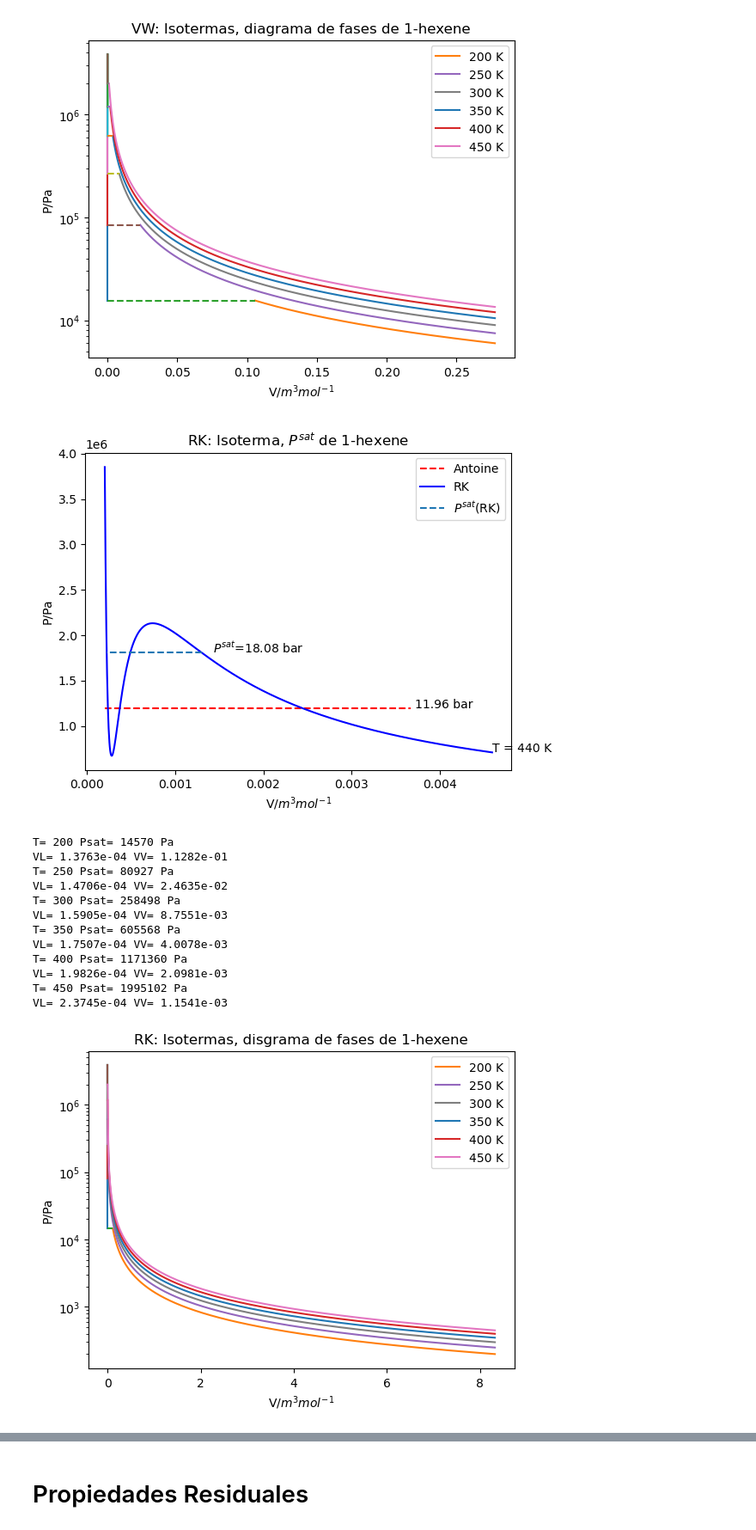
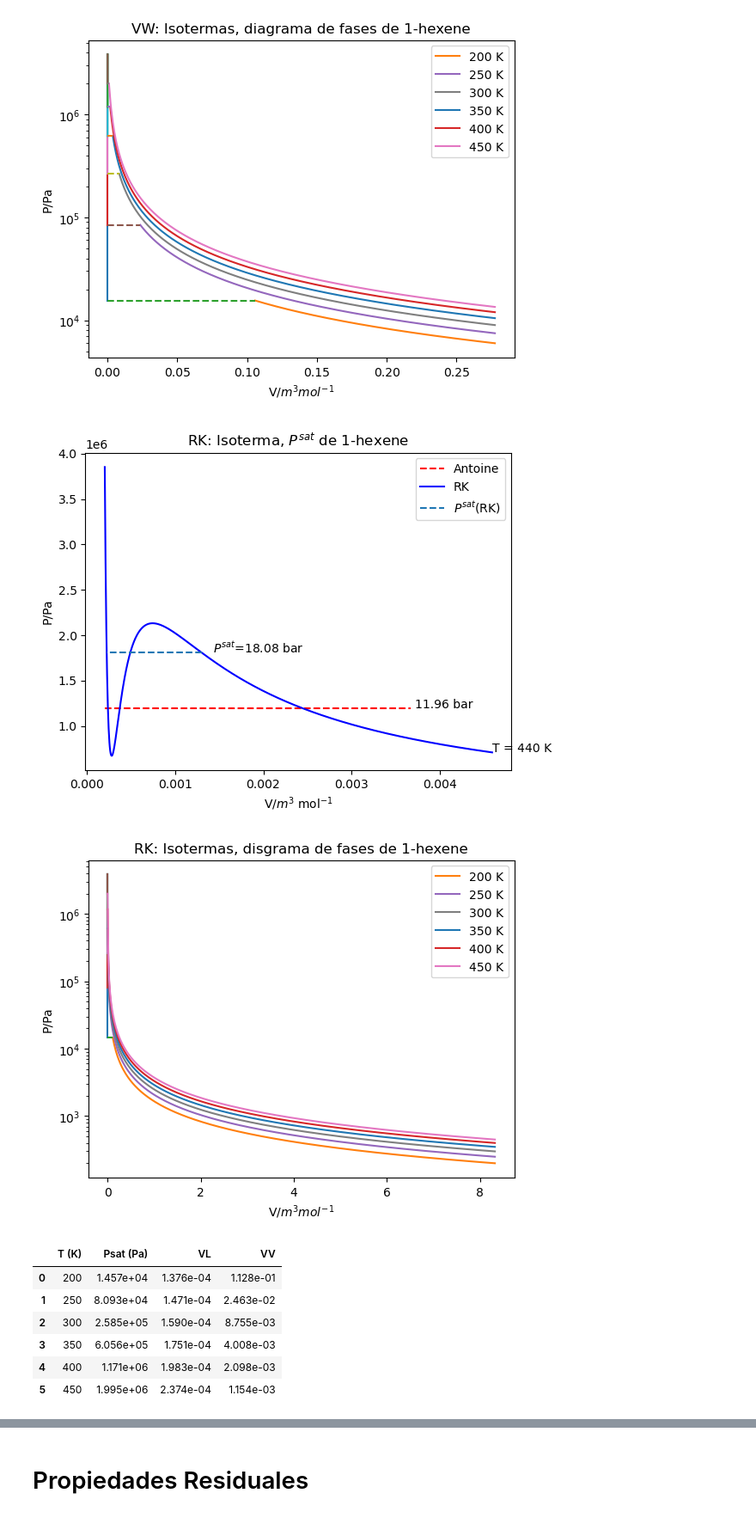
Before and after one commit to ChristianPh404/TQA, a Jupyter notebook: TQA (1).ipynb, the cells around one changed output, grey strips where cells are left out. Shown at 86% size. Drawn from its saved outputs; the diff is of its cells as text; code cells hidden in the pictures.

```diff
--- a/TQA (1).ipynb
+++ b/TQA (1).ipynb
@@ -1555,60 +1555,70 @@ plt.plot(V_graf,P_graf,'b',label='RK')
 plt.text(Vmax,P_graf[-1],'T = '+str(T)+' K')
 plt.plot([Vsat3[0],Vsat3[2]],[Psat,Psat],'--',label='$P^{sat}$(RK)')
 plt.text(Vsat3[0]*1.1,Psat,'$P^{sat}$='+"%.2f"%(Psat/1e5)+' bar')
-plt.xlabel('V/$m^3 mol^{-1}$')
+plt.xlabel('V/$m^3$ mol$^{-1}$')
 plt.ylabel('P/Pa')
 plt.title('RK: Isoterma, $P^{sat}$ de '+sustancia)
 plt.legend()
 plt.show()
-
+print('')
 Temp = [200,250,300,350,400,450]
 
 # Límites representación Pmax y Vmax
 Pmax = 1.2*PC
 Vmax = 0.15*R*Temp[0]/Pv(An,Temp[0])
+data = {
+    'T (K)': [],
+    'Psat (Pa)': [],
+    'VL': [],
+    'VV': []
+}
 
 for Ti in Temp:
     # Cálculo del Vmin a partir de Pmax y conversión a real. El menor valor es Vmin
     Vmin = RK(Ti, P=Pmax)
     # La solución real es la correcta: busca la parte real con la imaginaria nula
     Vmin = [v.real for v in Vmin if (v.imag==0)]
     Vmin = Vmin[0]
     # Calcula valores de la isoterma para representar
     Psati = PsatRK(Ti)
-    print('T=',Ti,'Psat=','%.0f'%Psati,'Pa')
+    # print('T=',Ti,'Psat=','%.0f'%Psati,'Pa')
     # Calcula las tres soluciones para V a Psat
     Vsat3 = RK(Ti, P=Psati)
     VL = min(Vsat3)
     VV = max(Vsat3)
-    print('VL=','%.4e'%VL,'VV=','%.4e'%VV)
+    data['T (K)'].append(Ti)
+    data['Psat (Pa)'].append(Psati)
+    data['VL'].append(VL)
+    data['VV'].append(VV)
+
+    # print('VL=','%.4e'%VL,'VV=','%.4e'%VV)
     V_graf1 = np.linspace(Vmin,VL,100)
     V_graf2 = np.linspace(VV,Vmax,500)
     P_graf1 = RK(Ti,V=V_graf1)
     P_graf2 = RK(Ti,V=V_graf2)
     # Representación de la isoterma
+
     plt.semilogy(V_graf1,P_graf1)
     plt.plot(V_graf2,P_graf2,label=str(Ti)+' K')
     plt.plot([VL,VV],[Psati,Psati],'--')
 plt.xlabel('V/$m^3 mol^{-1}$')
 plt.ylabel('P/Pa')
 plt.title('RK: Isotermas, disgrama de fases de '+sustancia)
 plt.legend()
 plt.show()
+print('')
+df = pd.DataFrame(data)
+display(df)
 # %% [output]
 [figure]
-T= 200 Psat= 14570 Pa
-VL= 1.3763e-04 VV= 1.1282e-01
-T= 250 Psat= 80927 Pa
-VL= 1.4706e-04 VV= 2.4635e-02
-T= 300 Psat= 258498 Pa
-VL= 1.5905e-04 VV= 8.7551e-03
-T= 350 Psat= 605568 Pa
-VL= 1.7507e-04 VV= 4.0078e-03
-T= 400 Psat= 1171360 Pa
-VL= 1.9826e-04 VV= 2.0981e-03
-T= 450 Psat= 1995102 Pa
-VL= 2.3745e-04 VV= 1.1541e-03
 [figure]
+|  | T (K) | Psat (Pa) | VL | VV |
+| 0 | 200 | 1.457e+04 | 1.376e-04 | 1.128e-01 |
+| 1 | 250 | 8.093e+04 | 1.471e-04 | 2.463e-02 |
+| 2 | 300 | 2.585e+05 | 1.590e-04 | 8.755e-03 |
+| 3 | 350 | 6.056e+05 | 1.751e-04 | 4.008e-03 |
+| 4 | 400 | 1.171e+06 | 1.983e-04 | 2.098e-03 |
+| 5 | 450 | 1.995e+06 | 2.374e-04 | 1.154e-03 |
 # %%
 from scipy.optimize import fsolve
 
```
Also changed, not shown: parts of 5 cells of this notebook.
